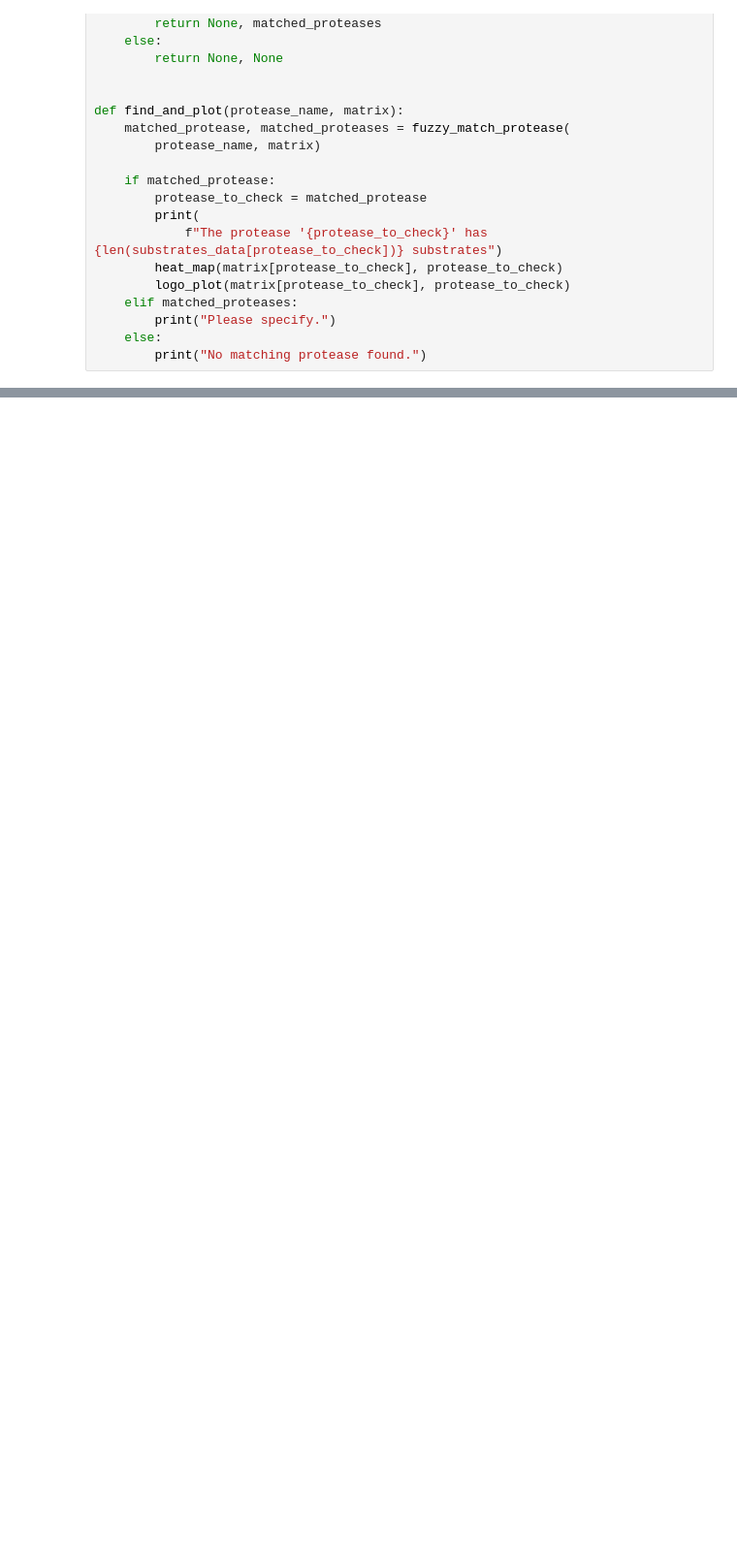
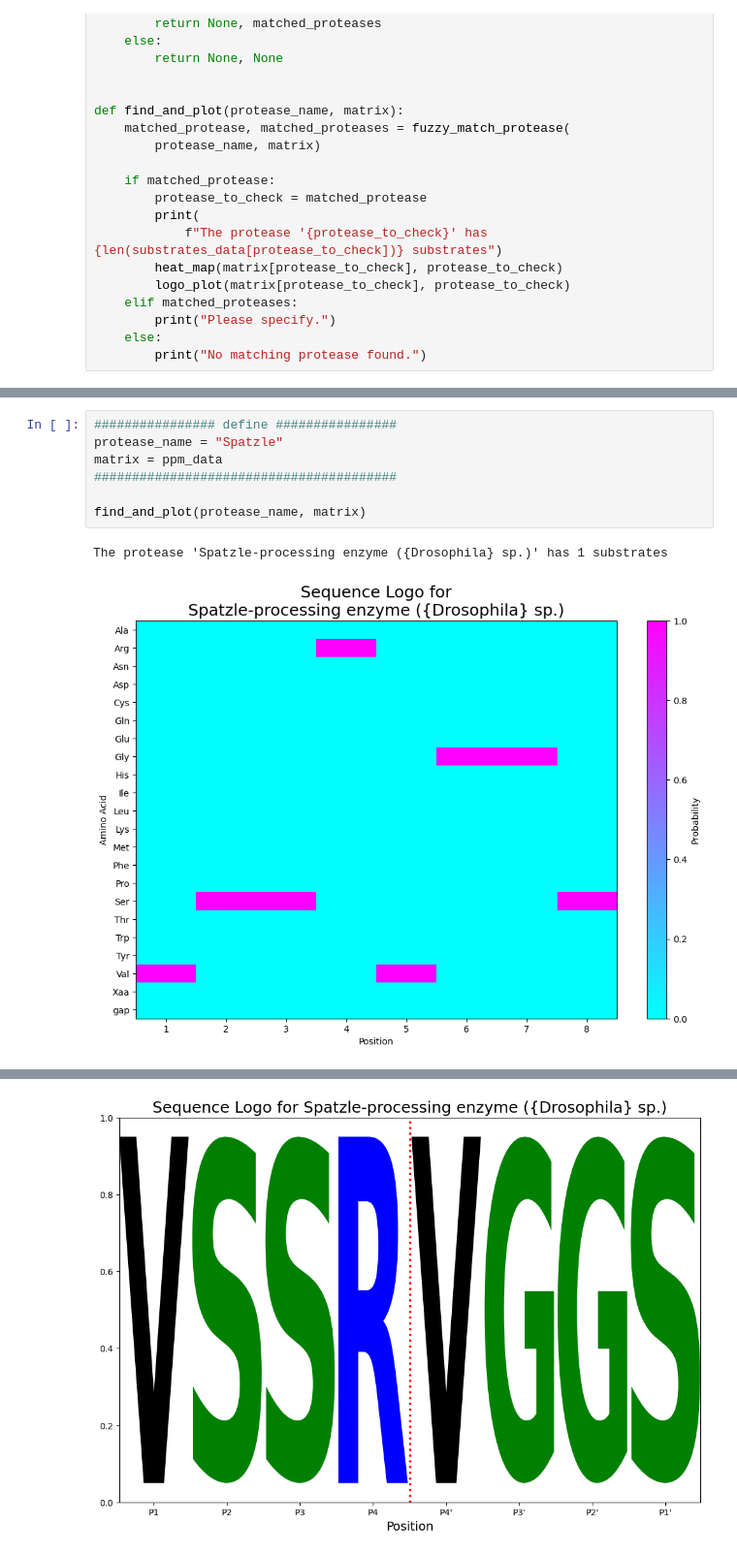
Before and after one commit to KonsKons26/sub-cut, a Jupyter notebook: example.ipynb, the cells around one changed output, grey strips where cells are left out. Shown at 97% size. Saved outputs shown, nothing was run; the diff lists cells and outputs as text; blank space fills up the shorter version.

```diff
--- a/example.ipynb
+++ b/example.ipynb
@@ -158,0 +172,10 @@ The protease 'African swine fever virus processing peptidase' has 6 substrates
+# %%
+################ define ################
+protease_name = "Spatzle"
+matrix = ppm_data
+########################################
+
+find_and_plot(protease_name, matrix)
+# %% [output]
+The protease 'Spatzle-processing enzyme ({Drosophila} sp.)' has 1 substrates
+[figure, added]
@@ -158,0 +184 @@ The protease 'African swine fever virus processing peptidase' has 6 substrates
+[figure, added]
```
Also changed, not shown: parts of 4 cells of this notebook, 2 other files.
